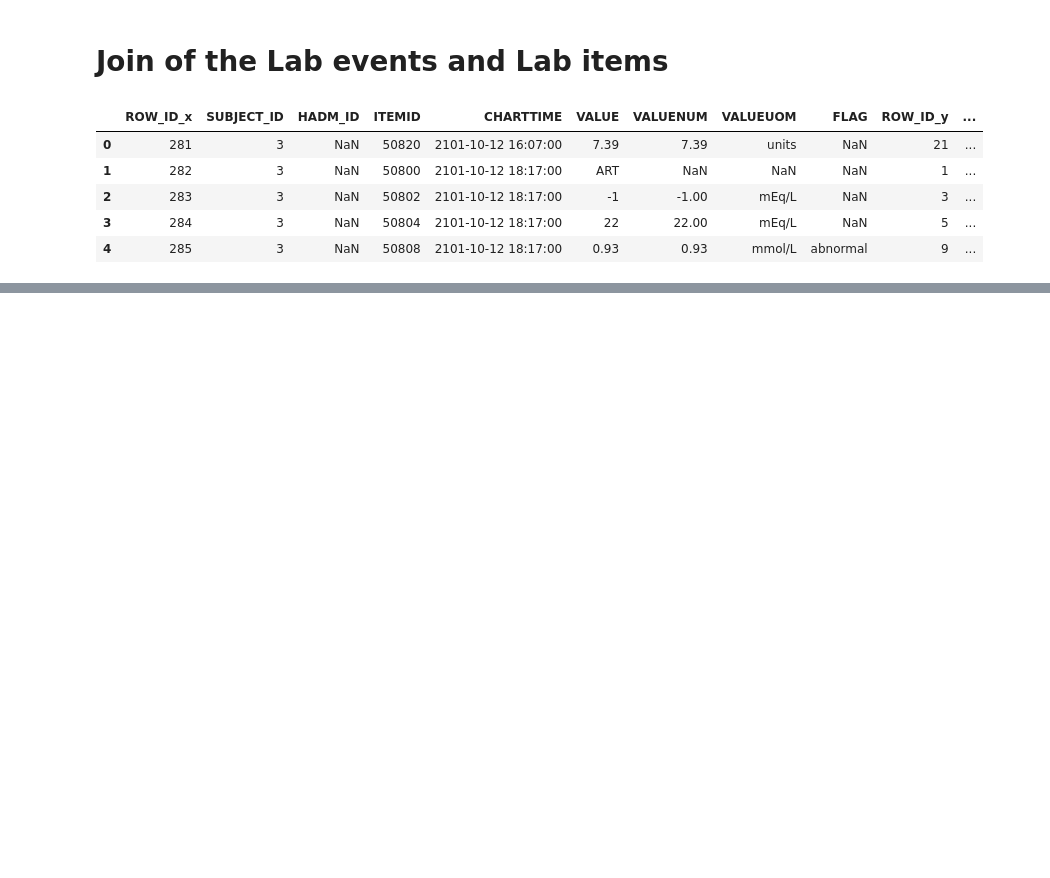
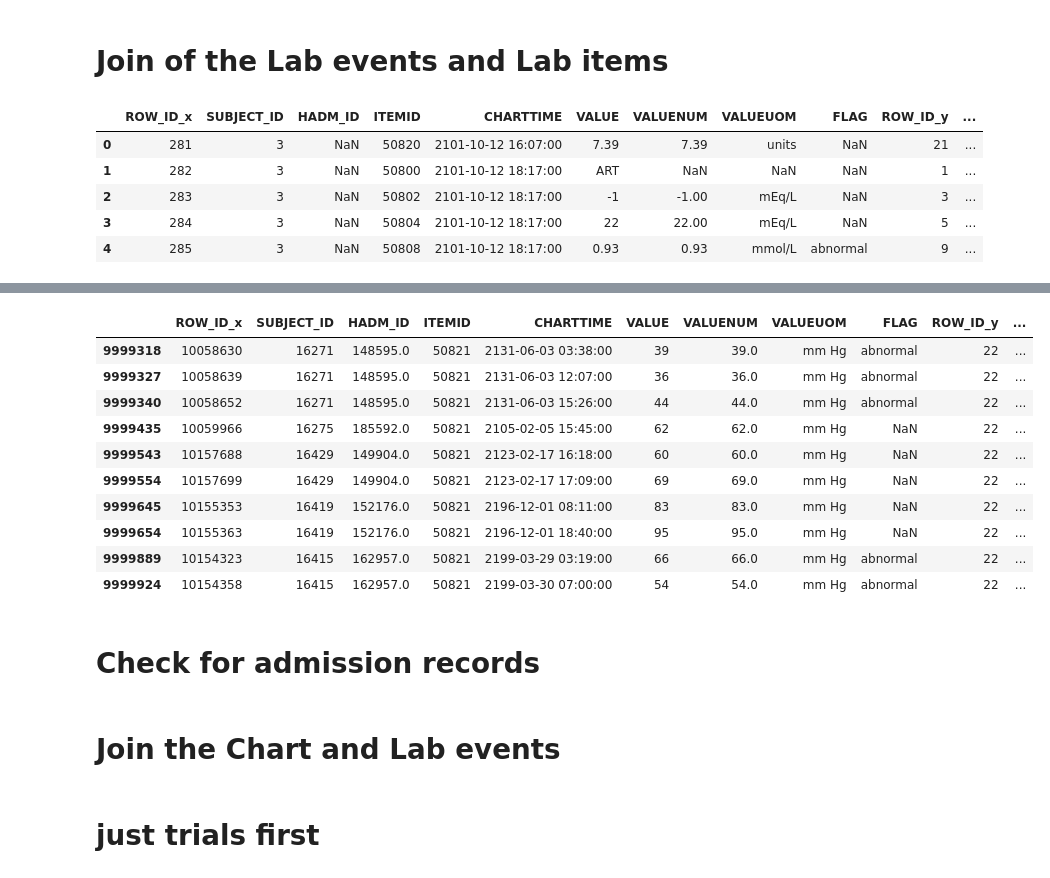
Before and after one commit to Amu19/conformalrnn1, a Jupyter notebook: utils/THESIS_NOTE.ipynb, the cells around one changed output, grey strips where cells are left out. Cells and saved outputs as stored; diff of their text form; code cells hidden in the pictures; blank space fills up the shorter version.

```diff
--- a/utils/THESIS_NOTE.ipynb
+++ b/utils/THESIS_NOTE.ipynb
@@ -344,6 +961,24 @@ query_lab_events_join.head(5)
 # %%
 #WBC ITEMID is 51301. Flag 'Abnormal' shows the wbc is high
-query1_lab_events_join = df_lab_events_join.query('ITEMID == 18')
+query1_lab_events_join = df_lab_events_join.query('ITEMID == 50821')
 #query1_lab_events_join.count()
 #query1_lab_events_join = df_lab_events_join.query('LABEL.str.contains("temp", na=False)', engine = 'python', )
 query1_lab_events_join.tail(10)
+# %% [output]
+|  | ROW_ID_x | SUBJECT_ID | HADM_ID | ITEMID | CHARTTIME | VALUE | VALUENUM | VALUEUOM | FLAG | ROW_ID_y | ... |
+| 9999318 | 10058630 | 16271 | 148595.0 | 50821 | 2131-06-03 03:38:00 | 39 | 39.0 | mm Hg | abnormal | 22 | ... |
+| 9999327 | 10058639 | 16271 | 148595.0 | 50821 | 2131-06-03 12:07:00 | 36 | 36.0 | mm Hg | abnormal | 22 | ... |
+| 9999340 | 10058652 | 16271 | 148595.0 | 50821 | 2131-06-03 15:26:00 | 44 | 44.0 | mm Hg | abnormal | 22 | ... |
+| 9999435 | 10059966 | 16275 | 185592.0 | 50821 | 2105-02-05 15:45:00 | 62 | 62.0 | mm Hg | NaN | 22 | ... |
+| 9999543 | 10157688 | 16429 | 149904.0 | 50821 | 2123-02-17 16:18:00 | 60 | 60.0 | mm Hg | NaN | 22 | ... |
+| 9999554 | 10157699 | 16429 | 149904.0 | 50821 | 2123-02-17 17:09:00 | 69 | 69.0 | mm Hg | NaN | 22 | ... |
+| 9999645 | 10155353 | 16419 | 152176.0 | 50821 | 2196-12-01 08:11:00 | 83 | 83.0 | mm Hg | NaN | 22 | ... |
+| 9999654 | 10155363 | 16419 | 152176.0 | 50821 | 2196-12-01 18:40:00 | 95 | 95.0 | mm Hg | NaN | 22 | ... |
+| 9999889 | 10154323 | 16415 | 162957.0 | 50821 | 2199-03-29 03:19:00 | 66 | 66.0 | mm Hg | abnormal | 22 | ... |
+| 9999924 | 10154358 | 16415 | 162957.0 | 50821 | 2199-03-30 07:00:00 | 54 | 54.0 | mm Hg | abnormal | 22 | ... |
+# %% [markdown]
+# Check for admission records
+# %% [markdown]
+# Join the Chart and Lab events
+# %% [markdown]
+# just trials first
```
Also changed, not shown: parts of 101 cells of this notebook.
